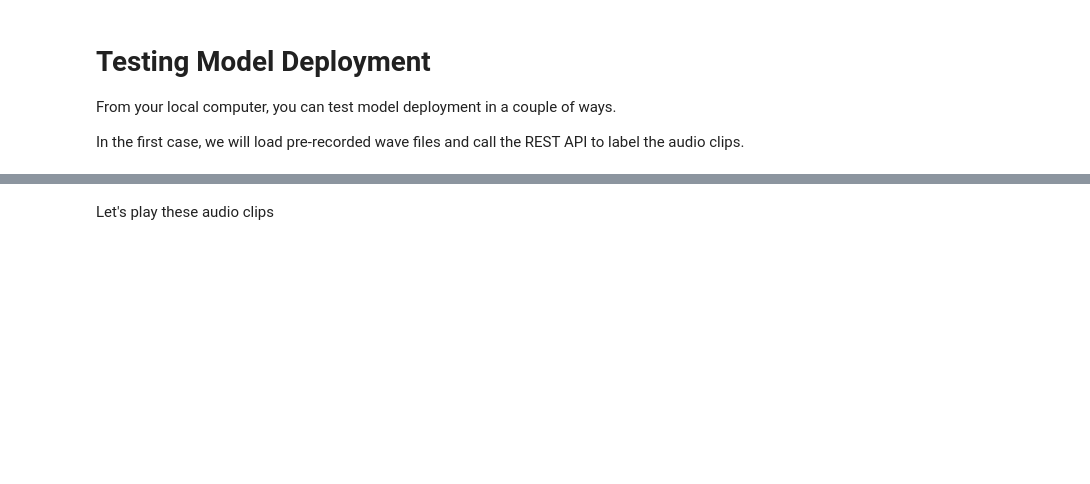
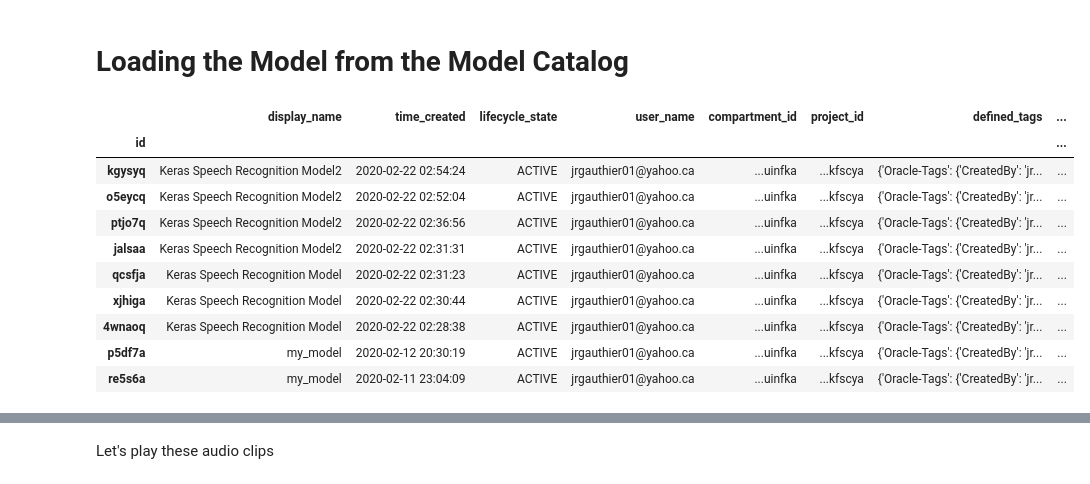
Before and after one commit to jrgauthier01/speech-commands-oow2018, a Jupyter notebook: notebooks/3-testing-model-deployment.ipynb, the cells around one changed output, grey strips where cells are left out. Saved outputs shown, nothing was run; the diff lists cells and outputs as text; code cells hidden in the pictures; blank space fills up the shorter version.

Commit message:
model catalog calls + fn call

```diff
--- a/notebooks/3-testing-model-deployment.ipynb
+++ b/notebooks/3-testing-model-deployment.ipynb
@@ -1,8 +1,2 @@
 # %% [markdown]
 ![banner](https://user-images.githubusercontent.com/5395649/46774810-22395980-ccb9-11e8-8f1a-535769d657ec.png)
-# %% [markdown]
-# Testing Model Deployment
-
-From your local computer, you can test model deployment in a couple of ways.
-
-In the first case, we will load pre-recorded wave files and call the REST API to label the audio clips.
@@ -14,0 +3,2 @@ import IPython.display as ipd
+# %% [markdown]
+# Loading the Model from the Model Catalog
@@ -14,0 +32,16 @@ import IPython.display as ipd
+# %%
+mc = ModelCatalog(compartment_id = os.environ['NB_SESSION_COMPARTMENT_OCID'])
+
+mc.list_models()
+# %% [output]
+|  | display_name | time_created | lifecycle_state | user_name | compartment_id | project_id | defined_tags | ... |
+| id |  |  |  |  |  |  |  | ... |
+| kgysyq | Keras Speech Recognition Model2 | 2020-02-22 02:54:24 | ACTIVE | jrgauthier01@yahoo.ca | ...uinfka | ...kfscya | {'Oracle-Tags': {'CreatedBy': 'jr... | ... |
+| o5eycq | Keras Speech Recognition Model2 | 2020-02-22 02:52:04 | ACTIVE | jrgauthier01@yahoo.ca | ...uinfka | ...kfscya | {'Oracle-Tags': {'CreatedBy': 'jr... | ... |
+| ptjo7q | Keras Speech Recognition Model2 | 2020-02-22 02:36:56 | ACTIVE | jrgauthier01@yahoo.ca | ...uinfka | ...kfscya | {'Oracle-Tags': {'CreatedBy': 'jr... | ... |
+| jalsaa | Keras Speech Recognition Model2 | 2020-02-22 02:31:31 | ACTIVE | jrgauthier01@yahoo.ca | ...uinfka | ...kfscya | {'Oracle-Tags': {'CreatedBy': 'jr... | ... |
+| qcsfja | Keras Speech Recognition Model | 2020-02-22 02:31:23 | ACTIVE | jrgauthier01@yahoo.ca | ...uinfka | ...kfscya | {'Oracle-Tags': {'CreatedBy': 'jr... | ... |
+| xjhiga | Keras Speech Recognition Model | 2020-02-22 02:30:44 | ACTIVE | jrgauthier01@yahoo.ca | ...uinfka | ...kfscya | {'Oracle-Tags': {'CreatedBy': 'jr... | ... |
+| 4wnaoq | Keras Speech Recognition Model | 2020-02-22 02:28:38 | ACTIVE | jrgauthier01@yahoo.ca | ...uinfka | ...kfscya | {'Oracle-Tags': {'CreatedBy': 'jr... | ... |
+| p5df7a | my_model | 2020-02-12 20:30:19 | ACTIVE | jrgauthier01@yahoo.ca | ...uinfka | ...kfscya | {'Oracle-Tags': {'CreatedBy': 'jr... | ... |
+| re5s6a | my_model | 2020-02-11 23:04:09 | ACTIVE | jrgauthier01@yahoo.ca | ...uinfka | ...kfscya | {'Oracle-Tags': {'CreatedBy': 'jr... | ... |
```
Also changed, not shown: parts of 22 cells of this notebook, 1 other file.
